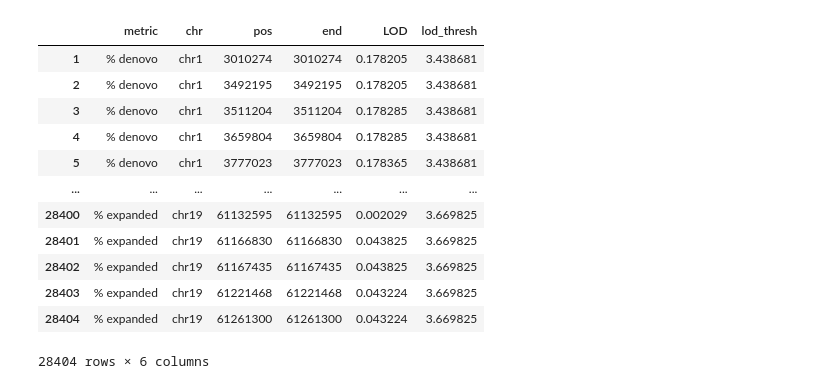
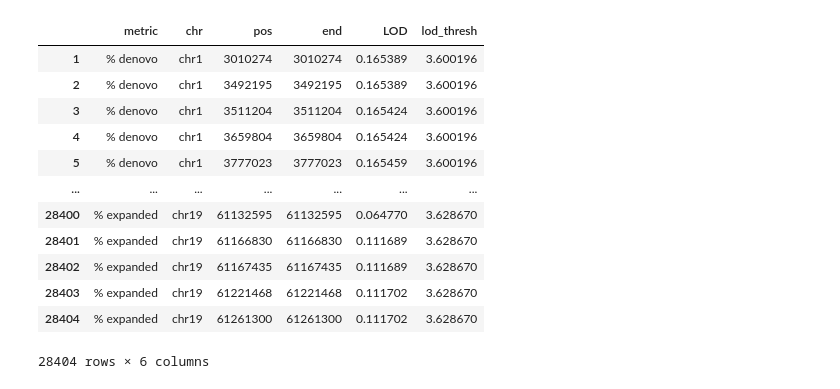
Before and after one commit to gymreklab/BXD-STR-Mutator-Manuscript, a Jupyter notebook: analysis/Plot Figure 2a.ipynb, the cells around one changed output. Cells and saved outputs as stored; diff of their text form; code cells hidden in the pictures.

```diff
--- a/analysis/Plot Figure 2a.ipynb
+++ b/analysis/Plot Figure 2a.ipynb
@@ -5,22 +5,22 @@ import matplotlib.pyplot as plt
 # %%
 qtl_res = pd.read_csv('../outs/final_qtl_res.csv', index_col=0)
 qtl_res_tetra = pd.read_csv('../outs/final_qtl_res_tetra.csv', index_col=0)
-# %%
-qtl_res
-# %% [output]
-|  | metric | chr | pos | end | LOD | lod_thresh |
-| 1 | % denovo | chr1 | 3010274 | 3010274 | 0.178205 | 3.438681 |
-| 2 | % denovo | chr1 | 3492195 | 3492195 | 0.178205 | 3.438681 |
-| 3 | % denovo | chr1 | 3511204 | 3511204 | 0.178285 | 3.438681 |
-| 4 | % denovo | chr1 | 3659804 | 3659804 | 0.178285 | 3.438681 |
-| 5 | % denovo | chr1 | 3777023 | 3777023 | 0.178365 | 3.438681 |
-| ... | ... | ... | ... | ... | ... | ... |
-| 28400 | % expanded | chr19 | 61132595 | 61132595 | 0.002029 | 3.669825 |
-| 28401 | % expanded | chr19 | 61166830 | 61166830 | 0.043825 | 3.669825 |
-| 28402 | % expanded | chr19 | 61167435 | 61167435 | 0.043825 | 3.669825 |
-| 28403 | % expanded | chr19 | 61221468 | 61221468 | 0.043224 | 3.669825 |
-| 28404 | % expanded | chr19 | 61261300 | 61261300 | 0.043224 | 3.669825 |
-28404 rows × 6 columns
+# %%
+qtl_res_tetra
+# %% [output]
+|  | metric | chr | pos | end | LOD | lod_thresh |
+| 1 | % denovo | chr1 | 3010274 | 3010274 | 0.165389 | 3.600196 |
+| 2 | % denovo | chr1 | 3492195 | 3492195 | 0.165389 | 3.600196 |
+| 3 | % denovo | chr1 | 3511204 | 3511204 | 0.165424 | 3.600196 |
+| 4 | % denovo | chr1 | 3659804 | 3659804 | 0.165424 | 3.600196 |
+| 5 | % denovo | chr1 | 3777023 | 3777023 | 0.165459 | 3.600196 |
+| ... | ... | ... | ... | ... | ... | ... |
+| 28400 | % expanded | chr19 | 61132595 | 61132595 | 0.064770 | 3.628670 |
+| 28401 | % expanded | chr19 | 61166830 | 61166830 | 0.111689 | 3.628670 |
+| 28402 | % expanded | chr19 | 61167435 | 61167435 | 0.111689 | 3.628670 |
+| 28403 | % expanded | chr19 | 61221468 | 61221468 | 0.111702 | 3.628670 |
+| 28404 | % expanded | chr19 | 61261300 | 61261300 | 0.111702 | 3.628670 |
+28404 rows × 6 columns
 # %%
 denovo_data = qtl_res[qtl_res['metric']=='% denovo']
 expanded_data = qtl_res[qtl_res['metric']=='% expanded']
```
Also changed, not shown: parts of 1 cell of this notebook, 4 other files.
